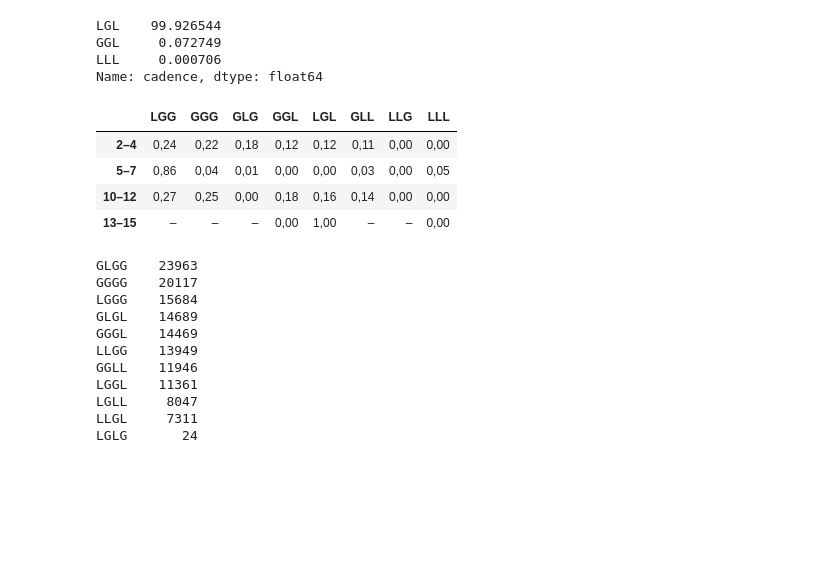
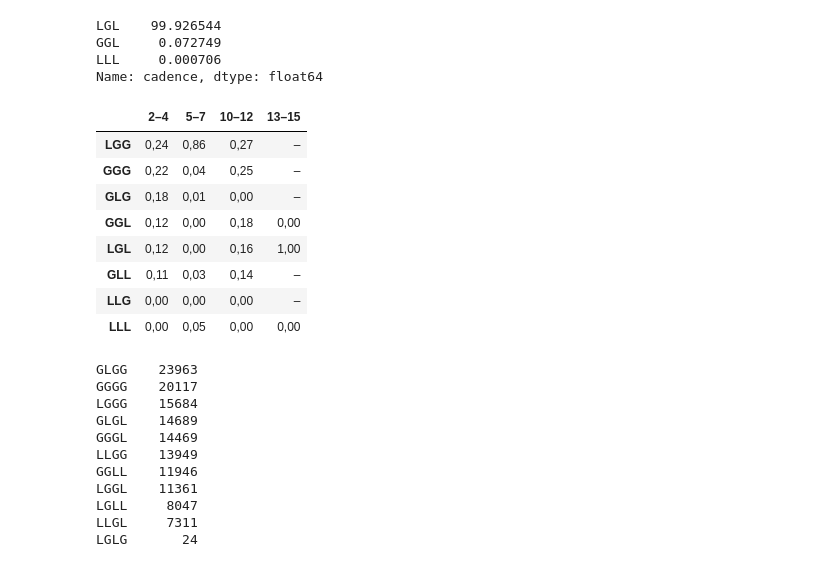
Before and after one commit to kmein/shloka, a Jupyter notebook: statistics.ipynb, the cells around one changed output. Drawn from its saved outputs; the diff is of its cells as text; code cells hidden in the pictures; blank space fills up the shorter version.

```diff
--- a/statistics.ipynb
+++ b/statistics.ipynb
@@ -302,15 +314,19 @@ sequences_at_positions = pd.DataFrame([
 ])
 # %%
 write_table(sequences_at_positions, "sequences_at_positions",
-            caption="Häufigkeit metrischer Sequenen an verschiedenen Positionen im Vers.",
+            caption="Häufigkeit metrischer Sequenzen an verschiedenen Positionen im Vers.",
             heatmap=True, axis="columns")
-sequences_at_positions.style.background_gradient(axis="columns", cmap=cm)
+sequences_at_positions.transpose().style.background_gradient(axis="rows", cmap=cm)
 # %% [output]
-|  | LGG | GGG | GLG | GGL | LGL | GLL | LLG | LLL |
-| 2–4 | 0,24 | 0,22 | 0,18 | 0,12 | 0,12 | 0,11 | 0,00 | 0,00 |
-| 5–7 | 0,86 | 0,04 | 0,01 | 0,00 | 0,00 | 0,03 | 0,00 | 0,05 |
-| 10–12 | 0,27 | 0,25 | 0,00 | 0,18 | 0,16 | 0,14 | 0,00 | 0,00 |
-| 13–15 | – | – | – | 0,00 | 1,00 | – | – | 0,00 |
+|  | 2–4 | 5–7 | 10–12 | 13–15 |
+| LGG | 0,24 | 0,86 | 0,27 | – |
+| GGG | 0,22 | 0,04 | 0,25 | – |
+| GLG | 0,18 | 0,01 | 0,00 | – |
+| GGL | 0,12 | 0,00 | 0,18 | 0,00 |
+| LGL | 0,12 | 0,00 | 0,16 | 1,00 |
+| GLL | 0,11 | 0,03 | 0,14 | – |
+| LLG | 0,00 | 0,00 | 0,00 | – |
+| LLL | 0,00 | 0,05 | 0,00 | 0,00 |
 # %%
 shlokas["reopening"].value_counts()
 # %% [output]
```
Also changed, not shown: parts of 13 cells of this notebook.
